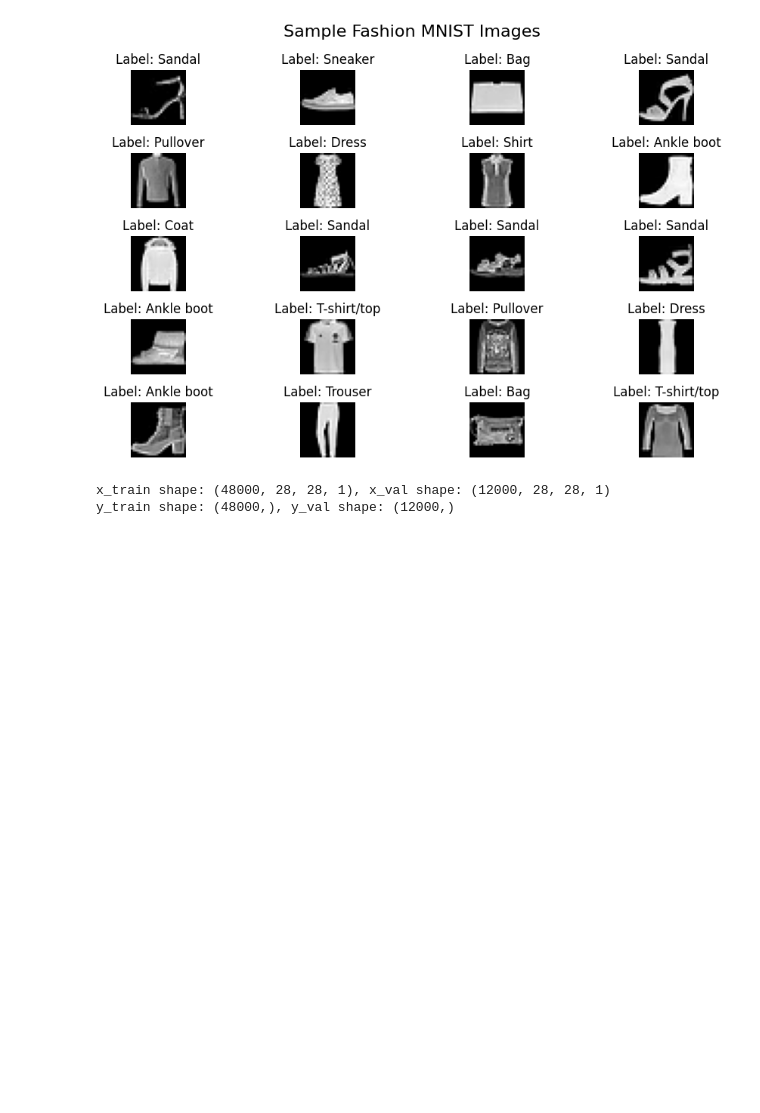
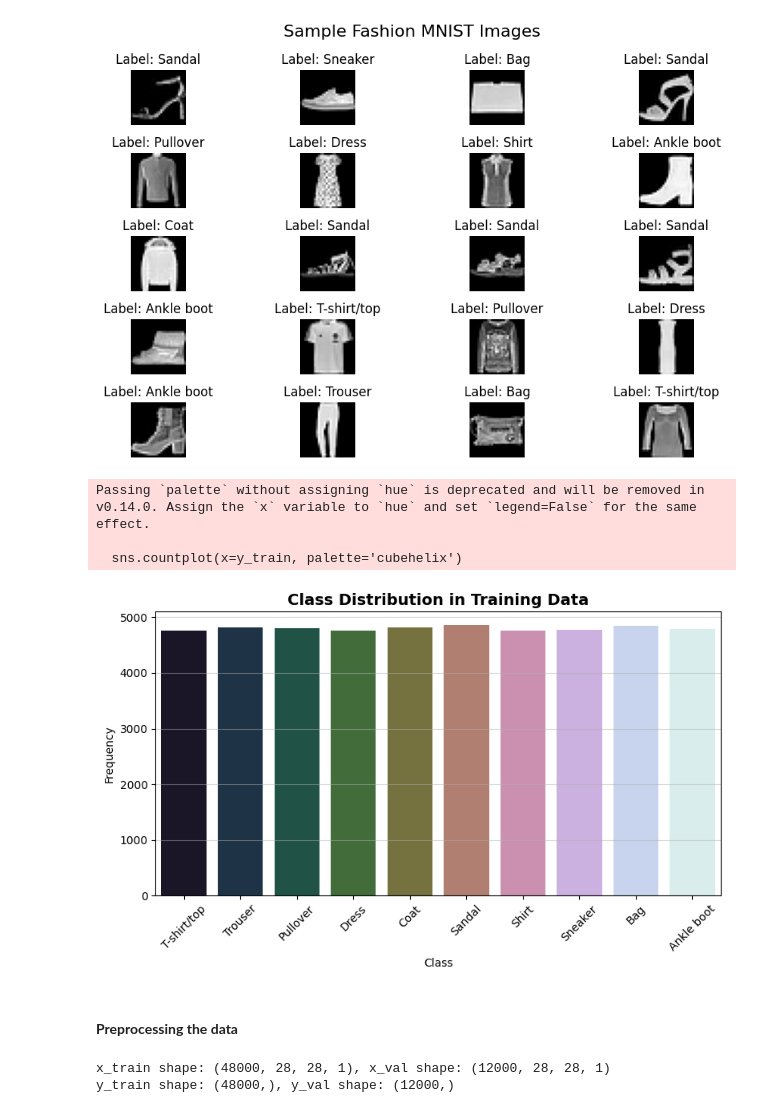
Before and after one commit to samarthsm1100/PICT-Lab, a Jupyter notebook: SEM-8/DL/Fashion.ipynb, the cells around one changed output. Cells and saved outputs as stored; diff of their text form; code cells hidden in the pictures; blank space fills up the shorter version.

```diff
--- a/SEM-8/DL/Fashion.ipynb
+++ b/SEM-8/DL/Fashion.ipynb
@@ -67,9 +55,7 @@ y_train = train_df['label'].values
 x_test = test_df.drop(columns=['label']).values
 y_test = test_df['label'].values
 # %%
-# Visualize a few samples from the training dataset
-class_names = ['T-shirt/top', 'Trouser', 'Pullover', 'Dress', 'Coat',
-               'Sandal', 'Shirt', 'Sneaker', 'Bag', 'Ankle boot']
+class_names = ['T-shirt/top', 'Trouser', 'Pullover', 'Dress', 'Coat', 'Sandal', 'Shirt', 'Sneaker', 'Bag', 'Ankle boot']
 
 plt.figure(figsize=(10, 6))
 for i in range(20):
@@ -82,4 +68,21 @@ plt.tight_layout()
 plt.show()
 # %% [output]
 [figure]
+# %%
+plt.figure(figsize=(8, 5))
+sns.countplot(x=y_train, palette='cubehelix')
+plt.xticks(ticks=range(10), labels=class_names, rotation=45)
+plt.title("Class Distribution in Training Data", fontsize=14, weight='bold')
+plt.xlabel("Class")
+plt.ylabel("Frequency")
+plt.grid(axis='y', alpha=0.5)
+plt.tight_layout()
+plt.show()
+# %% [output]
+Passing `palette` without assigning `hue` is deprecated and will be removed in v0.14.0. Assign the `x` variable to `hue` and set `legend=False` for the same effect.
+
+  sns.countplot(x=y_train, palette='cubehelix')
+[figure, added]
+# %% [markdown]
+<h4><b>Preprocessing the data</h4></b>
 # %%
```
Also changed, not shown: parts of 18 cells of this notebook.
